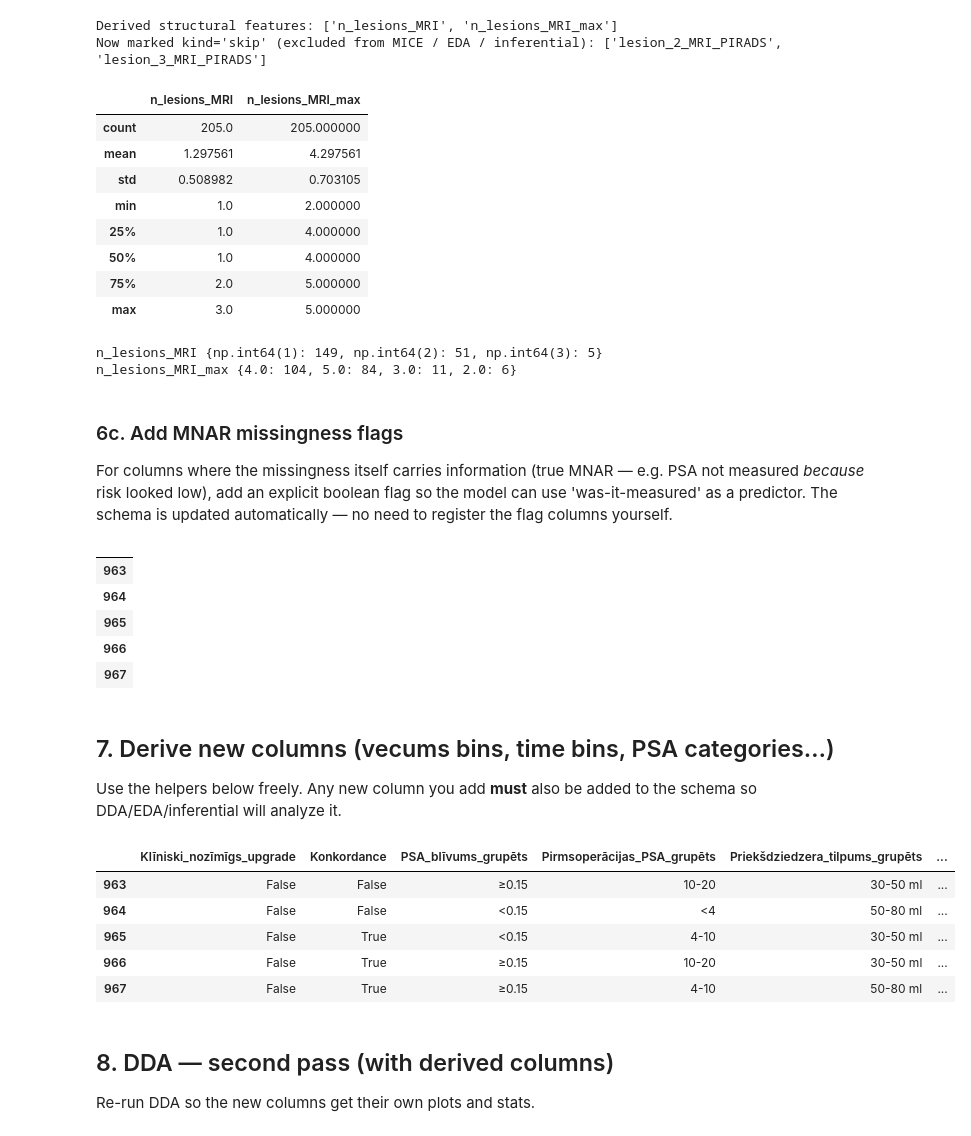
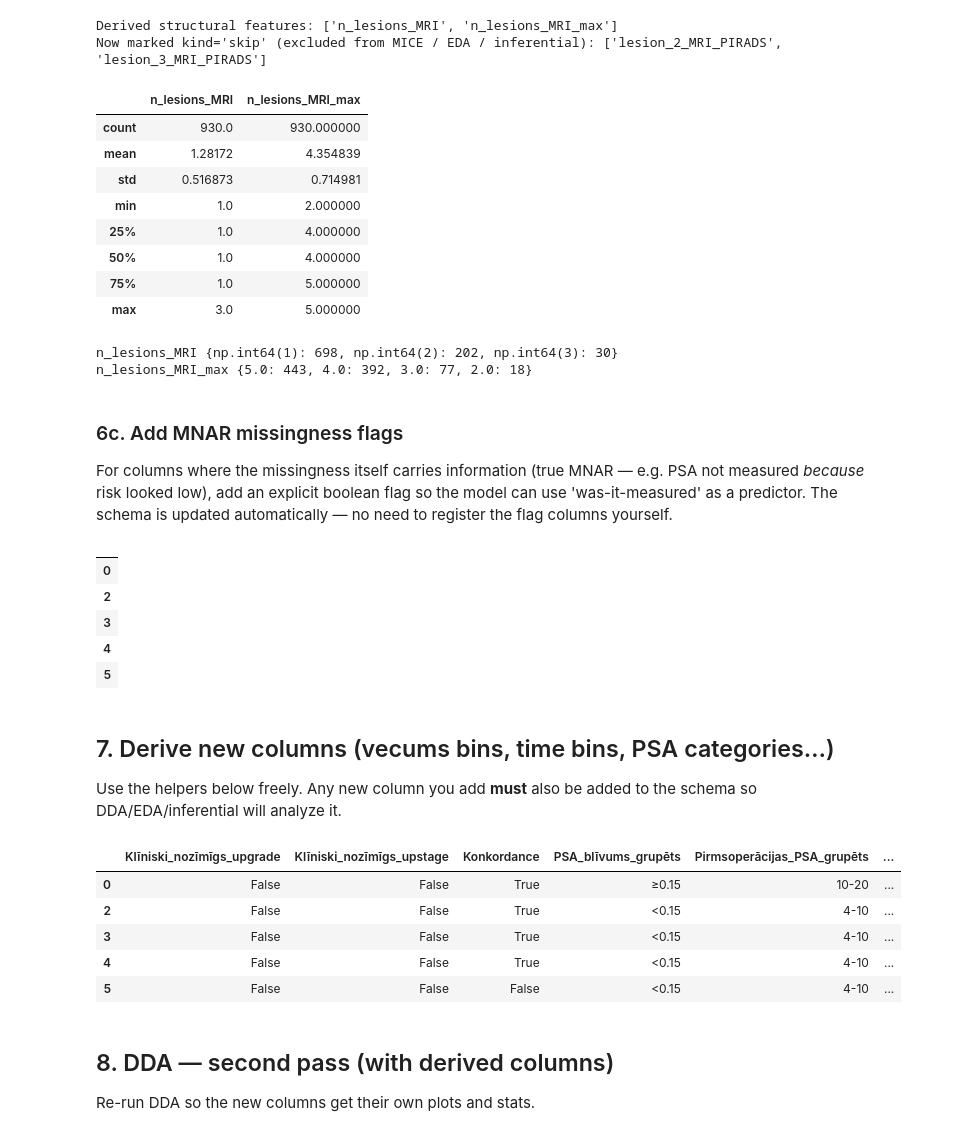
Before and after one commit to DrAndrushka/RPE_petijums, a Jupyter notebook: v2_RPE_notebook.ipynb, the cells around one changed output. Drawn from its saved outputs; the diff is of its cells as text; code cells hidden in the pictures.

Commit message:
added Kliniski_nozimigs_upstage

```diff
--- a/v2_RPE_notebook.ipynb
+++ b/v2_RPE_notebook.ipynb
@@ -45,7 +45,7 @@ OUTPUT_ROOT = Path("output")
 
 # Cohort: set to one calendar year, or None for all years in the file (see §1b).
 ANALYSIS_YEARS: list[int] | None = None   # e.g. [2025]
-#ANALYSIS_YEARS = [2020,2021,2022,2023,2024]
+ANALYSIS_YEARS = [2020,2021,2022,2023,2024]
 #ANALYSIS_YEARS = [2025]
 YEAR_COLUMN = "Gads"
 DDA_SKIP_COLS: list[str] = []      # auto-set to ["year"] when ANALYSIS_YEARS is set
@@ -477,16 +481,16 @@ if derived:
         print(c, df[c].value_counts(dropna=False).to_dict())
 # %% [output]
 |  | n_lesions_MRI | n_lesions_MRI_max |
-| count | 205.0 | 205.000000 |
-| mean | 1.297561 | 4.297561 |
-| std | 0.508982 | 0.703105 |
+| count | 930.0 | 930.000000 |
+| mean | 1.28172 | 4.354839 |
+| std | 0.516873 | 0.714981 |
 | min | 1.0 | 2.000000 |
 | 25% | 1.0 | 4.000000 |
 | 50% | 1.0 | 4.000000 |
-| 75% | 2.0 | 5.000000 |
+| 75% | 1.0 | 5.000000 |
 | max | 3.0 | 5.000000 |
-n_lesions_MRI {np.int64(1): 149, np.int64(2): 51, np.int64(3): 5}
-n_lesions_MRI_max {4.0: 104, 5.0: 84, 3.0: 11, 2.0: 6}
+n_lesions_MRI {np.int64(1): 698, np.int64(2): 202, np.int64(3): 30}
+n_lesions_MRI_max {5.0: 443, 4.0: 392, 3.0: 77, 2.0: 18}
 # %% [markdown]
 ### 6c. Add MNAR missingness flags
 
@@ -521,11 +525,11 @@ df = add_missing_flags(df, MNAR_COLS, schema=schema)
 df.filter(like='_missing').head()
 # %% [output]
 |  |
-| 963 |
-| 964 |
-| 965 |
-| 966 |
-| 967 |
+| 0 |
+| 2 |
+| 3 |
+| 4 |
+| 5 |
 # %% [markdown]
 ## 7. Derive new columns (vecums bins, time bins, PSA categories…)
 
@@ -618,41 +622,55 @@ if 'max_PIRADS' in df.columns:
 # -- 7. Clinically significant upgrade (specific GG shifts) --
 # Grade codes 1–5 = GG1–GG5. Event = any of these biopsy → RPE pairs:
 # GG1→GG3, GG1→GG4, GG2→GG3, GG2→GG4, GG2→GG5
 if 'Gleason_grade_pēc_biopsijas' in df.columns and 'Gleason_grade_pēc_RPE' in df.columns:
     bx = pd.to_numeric(df['Gleason_grade_pēc_biopsijas'], errors='coerce')
     rpe = pd.to_numeric(df['Gleason_grade_pēc_RPE'], errors='coerce')
-    _CLINICAL_GG_UPGRADE = {(1, 3), (1, 4), (2, 3), (2, 4), (2, 5)}
+    _CLINICAL_GG_UPGRADE = {(1, 3), (1, 4), (1, 5), (2, 3), (2, 4), (2, 5)}
     _pair_key = (
         bx.astype('Int64').astype(str) + '→' + rpe.astype('Int64').astype(str)
     )
     _valid_keys = {f"{b}→{r}" for b, r in _CLINICAL_GG_UPGRADE}
     out = pd.Series(pd.NA, index=df.index, dtype='boolean')
     ok = bx.notna() & rpe.notna()
     out.loc[ok] = _pair_key.loc[ok].isin(_valid_keys)
     df['Klīniski_nozīmīgs_upgrade'] = out
 
     schema['Klīniski_nozīmīgs_upgrade'] = ColSpec(
         name='Klīniski_nozīmīgs_upgrade',
         kind='binary',
-        note='GG1→3/4 or GG2→3/4/5 (grade codes 1-5)',
+        note='GG1→3/4/5 or GG2→3/4/5 (grade codes 1-5)',
+    )
+
+if 'Pirmsoperācijas_TNM_MDK' in df.columns and 'RPE_TNM' in df.columns:
+    _t = lambda s: pd.to_numeric(s.astype(str).str.extract(r'^T(\d)')[0], errors='coerce')
+    bx, rpe = _t(df['Pirmsoperācijas_TNM_MDK']), _t(df['RPE_TNM'])
+    out = pd.Series(pd.NA, index=df.index, dtype='boolean')
+    ok = bx.notna() & rpe.notna()
+    out.loc[ok] = bx[ok].isin([1, 2]) & rpe[ok].isin([3, 4, 5])
+    df['Klīniski_nozīmīgs_upstage'] = out
+
+    schema['Klīniski_nozīmīgs_upstage'] = ColSpec(
+        name='Klīniski_nozīmīgs_upstage',
+        kind='binary',
+        note='T1→T3/4/5 or T2→3/4/5 (TNM codes where T1-5)',
     )
 
 if 'downgrade' in df.columns and 'upgrade' in df.columns:
     df['Konkordance'] = ~df.upgrade & ~df.downgrade
 
     schema['Konkordance'] = ColSpec(
         name='Konkordance',
         kind='binary')
 
 new_df_cols = df.columns.difference(old_df_cols)
 df[new_df_cols].head()
 # %% [output]
-|  | Klīniski_nozīmīgs_upgrade | Konkordance | PSA_blīvums_grupēts | Pirmsoperācijas_PSA_grupēts | Priekšdziedzera_tilpums_grupēts | ... |
-| 963 | False | False | ≥0.15 | 10-20 | 30-50 ml | ... |
-| 964 | False | False | <0.15 | <4 | 50-80 ml | ... |
-| 965 | False | True | <0.15 | 4-10 | 30-50 ml | ... |
-| 966 | False | True | ≥0.15 | 10-20 | 30-50 ml | ... |
-| 967 | False | True | ≥0.15 | 4-10 | 50-80 ml | ... |
+|  | Klīniski_nozīmīgs_upgrade | Klīniski_nozīmīgs_upstage | Konkordance | PSA_blīvums_grupēts | Pirmsoperācijas_PSA_grupēts | ... |
+| 0 | False | False | True | ≥0.15 | 10-20 | ... |
+| 2 | False | False | True | <0.15 | 4-10 | ... |
+| 3 | False | False | True | <0.15 | 4-10 | ... |
+| 4 | False | False | True | <0.15 | 4-10 | ... |
+| 5 | False | False | False | <0.15 | 4-10 | ... |
 # %% [markdown]
 ## 8. DDA — second pass (with derived columns)
 
```
Also changed, not shown: parts of 12 cells of this notebook.
